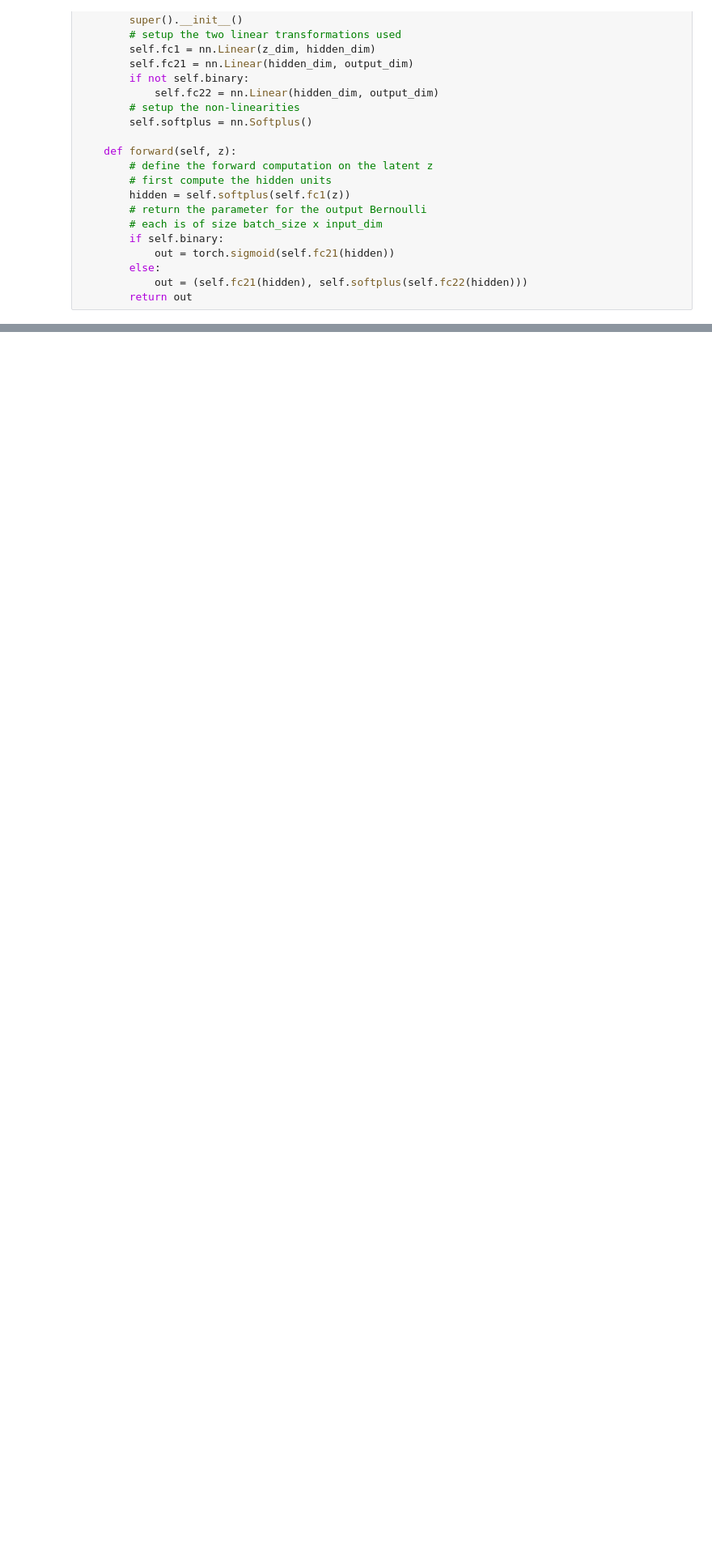
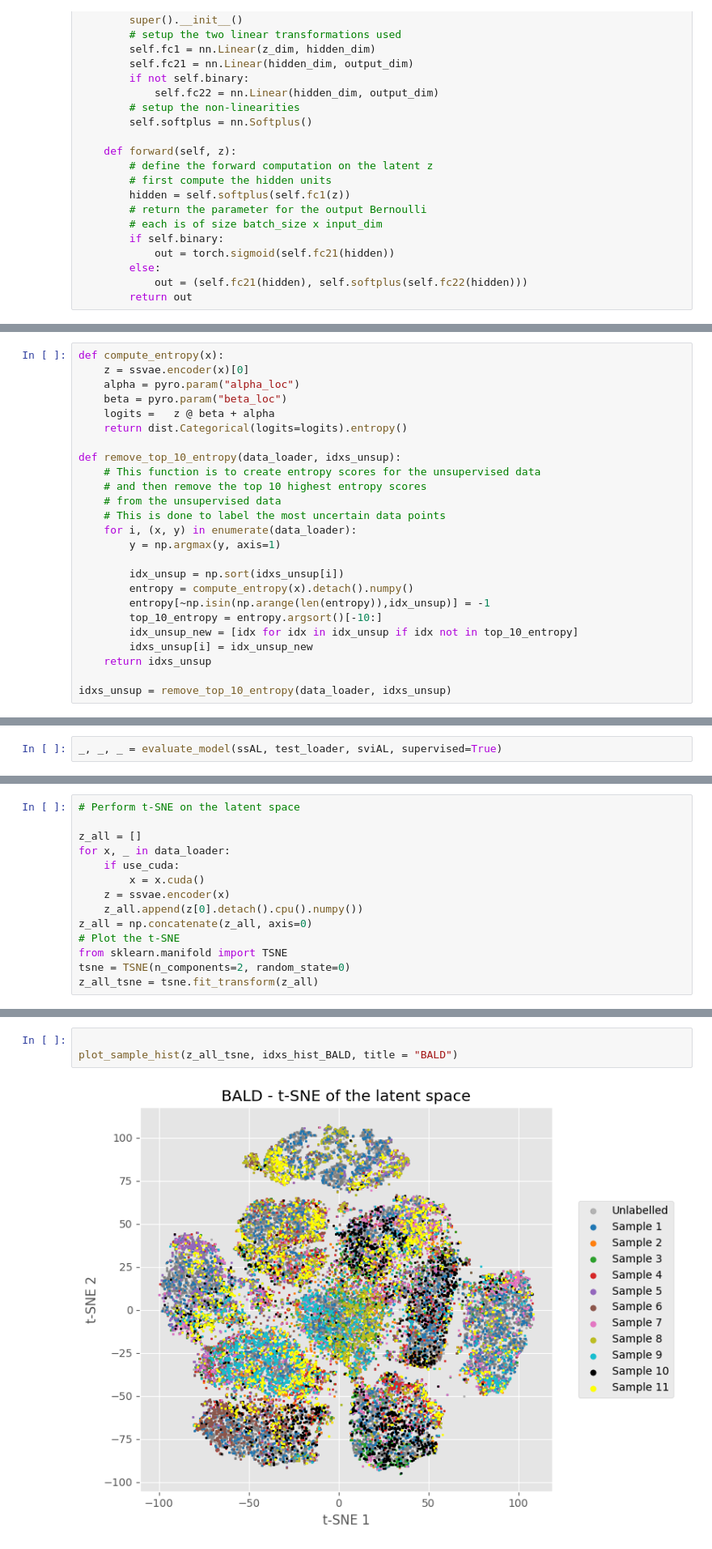
Before and after one commit to teisnotte/model-based-machine-learning-ssvae, a Jupyter notebook: ssVAE_mabeng copy.ipynb, the cells around one changed output, grey strips where cells are left out. Shown at 81% size. Drawn from its saved outputs; the diff is of its cells as text; blank space fills up the shorter version.

```diff
--- a/ssVAE_mabeng copy.ipynb
+++ b/ssVAE_mabeng copy.ipynb
@@ -701,0 +772,25 @@ tensor(51)
+# %%
+def compute_entropy(x):
+    z = ssvae.encoder(x)[0]
+    alpha = pyro.param("alpha_loc")
+    beta = pyro.param("beta_loc")
+    logits =   z @ beta + alpha
+    return dist.Categorical(logits=logits).entropy()
+
+def remove_top_10_entropy(data_loader, idxs_unsup):
+    # This function is to create entropy scores for the unsupervised data
+    # and then remove the top 10 highest entropy scores
+    # from the unsupervised data
+    # This is done to label the most uncertain data points
+    for i, (x, y) in enumerate(data_loader):
+        y = np.argmax(y, axis=1)
+
+        idx_unsup = np.sort(idxs_unsup[i])
+        entropy = compute_entropy(x).detach().numpy()
+        entropy[~np.isin(np.arange(len(entropy)),idx_unsup)] = -1
+        top_10_entropy = entropy.argsort()[-10:]
+        idx_unsup_new = [idx for idx in idx_unsup if idx not in top_10_entropy]
+        idxs_unsup[i] = idx_unsup_new
+    return idxs_unsup
+
+idxs_unsup = remove_top_10_entropy(data_loader, idxs_unsup)
@@ -701,0 +852,2 @@ tensor(51)
+# %%
+_, _, _ = evaluate_model(ssAL, test_loader, sviAL, supervised=True)
@@ -701,0 +943,14 @@ tensor(51)
+# %%
+# Perform t-SNE on the latent space
+
+z_all = []
+for x, _ in data_loader:
+    if use_cuda:
+        x = x.cuda()
+    z = ssvae.encoder(x)
+    z_all.append(z[0].detach().cpu().numpy())
+z_all = np.concatenate(z_all, axis=0)
+# Plot the t-SNE
+from sklearn.manifold import TSNE
+tsne = TSNE(n_components=2, random_state=0)
+z_all_tsne = tsne.fit_transform(z_all)
@@ -701,0 +1018,5 @@ tensor(51)
+# %%
+
+plot_sample_hist(z_all_tsne, idxs_hist_BALD, title = "BALD")
+# %% [output]
+[figure, added]
```
Also changed, not shown: parts of 86 cells of this notebook.
